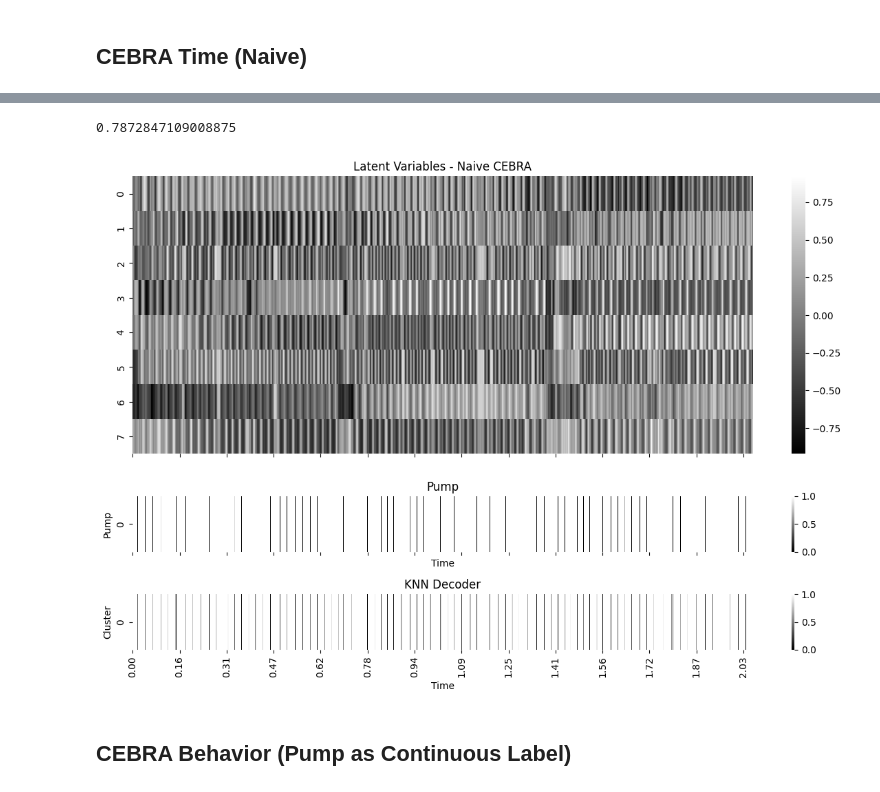
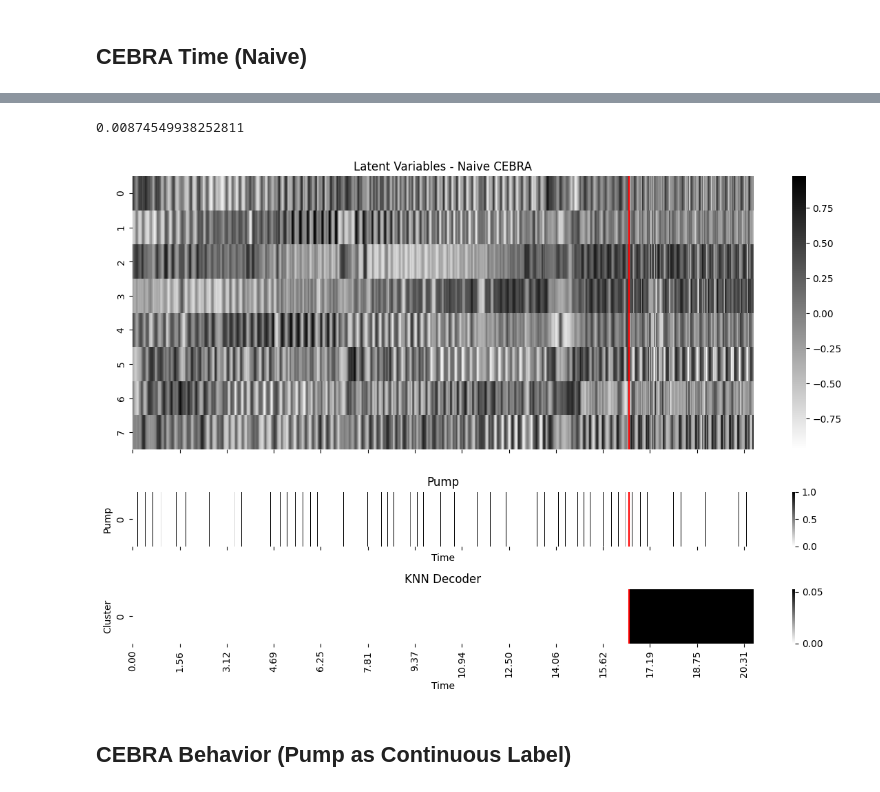
Before and after one commit to neuroscience-bonn/dimensionality-reduction, a Jupyter notebook: cebra.ipynb, the cells around one changed output, grey strips where cells are left out. Cells and saved outputs as stored; diff of their text form; code cells hidden in the pictures.

```diff
--- a/cebra.ipynb
+++ b/cebra.ipynb
@@ -25,0 +23,5 @@ plt.show()
+# %%
+split = int(0.2*len(X))
+X_train, X_test = X[:-split], X[-split:]
+y_train, y_test = df["Pump"].values[:-split], df["Pump"].values[-split:]
+X_train.shape, X_test.shape
@@ -25,0 +30,14 @@ plt.show()
+# %%
+x_ticks, x_tick_labels = get_x_ticks(X.shape[0])
+fig, ax = plt.subplots(1, 1, figsize=(15, 6))
+
+ax = sns.heatmap(X.T, ax=ax, cmap="gray_r")
+ax.set_xticks(x_ticks)
+ax.set_xticklabels(x_tick_labels)
+
+v_bar = X_train.shape[0]
+ax.axvline(v_bar, color="red")
+
+ax.set_title("Train and Test split")
+
+plt.show()
@@ -27,11 +47,16 @@ plt.show()
 ## CEBRA Time (Naive)
 # %%
 single_cebra_time = CEBRA(
-    batch_size=512,
+    model_architecture="offset10-model",
+    batch_size=1024,
     output_dimension=8,
     device="cuda_if_available",
+    conditional="time_delta",
     distance="cosine",
     learning_rate=3e-4,
-    time_offsets=10
+    time_offsets=10,
+    verbose=True
 )
-U = single_cebra_time.fit_transform(X)
+single_cebra_time.fit(X_train)
+U_test = single_cebra_time.transform(X_test)
+U_train = single_cebra_time.transform(X_train)
@@ -38,35 +70,38 @@ U = single_cebra_time.fit_transform(X)
 # %%
-decoder = KNNDecoder(n_neighbors=36, metric="cosine").fit(U, df["Pump"].values)
-Z = decoder.predict(U)
-decoder.score(U, df["Pump"].values)
+decoder = KNNDecoder(n_neighbors=36, metric="cosine").fit(U_train, y_train)
+y_pred = decoder.predict(U_test)
+r2_score(y_test, y_pred)
 # %% [output]
-0.7872847109008875
+0.00874549938252811
 # %%
 fig, (ax1, ax2, ax3) = plt.subplots(3, 1, figsize=(12, 8), sharex=True, gridspec_kw={'height_ratios': [5, 1, 1]})
 
-sns.heatmap(U.T, ax=ax1, cmap='gray')
+sns.heatmap(np.vstack([U_train,U_test]).T, ax=ax1, cmap='gray_r')
 ax1.set_title('Latent Variables - Naive CEBRA')
 ax1.set_xticks(x_ticks)
+ax1.vlines(v_bar, 0, 16, color='red')
 
 # Plot Pump data
-sns.heatmap(1 - df['Pump'].values.reshape(1, -1), ax=ax2, cmap='gray')
+sns.heatmap(df['Pump'].values.reshape(1, -1), ax=ax2, cmap='gray_r')
 ax2.set_xlabel('Time')
 ax2.set_ylabel('Pump')
 ax2.set_title('Pump')
+ax2.vlines(v_bar, 0, 1, color='red')
 ax2.set_xticks(x_ticks)
 ax2.set_xticklabels(x_tick_labels)
 
 #Plot Kmeans classification over time
-sns.heatmap(1 - Z.reshape(1, -1), ax=ax3, cmap='gray')
+sns.heatmap(np.hstack([np.zeros(y_train.shape[0]), y_pred]).reshape(1,-1), ax=ax3, cmap='gray_r')
 ax3.set_xlabel('Time')
 ax3.set_ylabel('Cluster')
 ax3.set_title('KNN Decoder')
+ax3.vlines(v_bar, 0, 1, color='red')
 ax3.set_xticks(x_ticks)
 ax3.set_xticklabels(x_tick_labels)
 
 plt.tight_layout()
 plt.show()
 # %% [output]
-[figure, old version]
+[figure, new version]
 # %% [markdown]
 ## CEBRA Behavior (Pump as Continuous Label)
```
Also changed, not shown: parts of 10 cells of this notebook.
